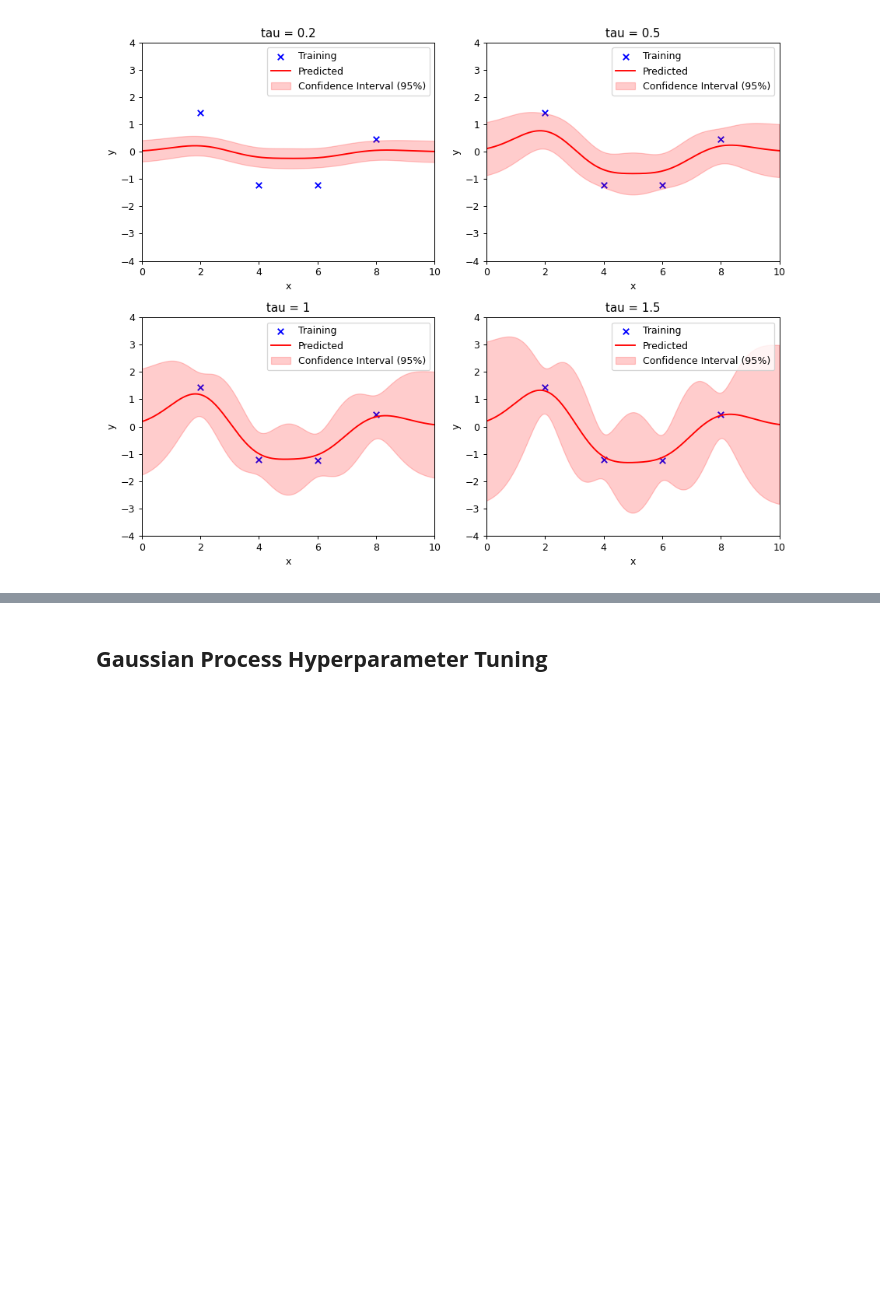
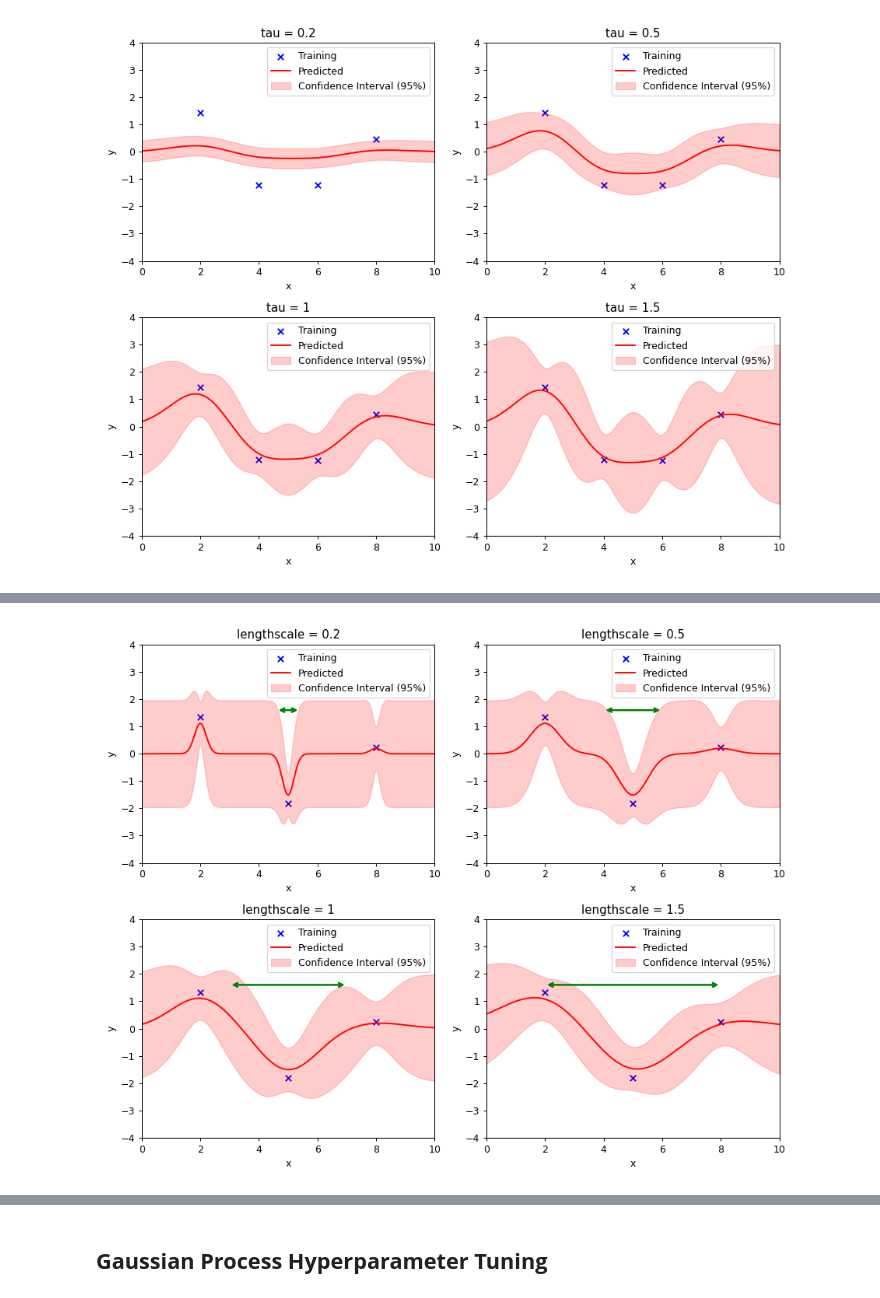
Before and after one commit to hansoncjc/GP-BO-Clustering-Tutorials, a Jupyter notebook: Gaussian Process.ipynb, the cells around one changed output, grey strips where cells are left out. Saved outputs shown, nothing was run; the diff lists cells and outputs as text; code cells hidden in the pictures; blank space fills up the shorter version.

Commit message:
Visualization of hyperparameter l and sigma^2 finished

```diff
--- a/Gaussian Process.ipynb
+++ b/Gaussian Process.ipynb
@@ -661,0 +669,29 @@ plt.show()
+# %%
+# Function to plot the influence range
+def plot_influence_range(ax, X_train, l):
+    influence_range = 2 * l  # Define influence range as 2*lengthscale
+    mid_index = (X_train.shape[0] - 1) // 2
+    ax.annotate("", xy=(X_train[mid_index] + influence_range, 1.6), xytext=(X_train[mid_index] - influence_range, 1.6),
+                    arrowprops=dict(arrowstyle="<->", color="green", lw=2))
+
+# Generate Sparse Training Data
+n = 3
+X_train = np.linspace(2,8,n)
+Y_train = np.sin(X_train) +  np.cos(X_train/2) + 0.1* np.random.randn(n)
+
+# Testing Data
+m = 1000
+X_test = np.linspace(0,10,m)
+
+# Plot with different tau
+l = [0.2, 0.5, 1, 1.5]
+fig, axes = plt.subplots(2, 2, figsize=(10, 8), dpi = 90)  # Creating a 2x2 subplot grid
+for i, ax in enumerate(axes.flatten()):
+    ax = gpr_plot(X_train, Y_train, X_test, l = l[i], title= f'lengthscale = {l[i]}',
+                  ax = ax, Y_lim= [-4,4])  # Call function
+    plot_influence_range(ax, X_train, l[i])
+
+plt.tight_layout()
+plt.show()
+# %% [output]
+[figure, added]
```
Also changed, not shown: parts of 6 cells of this notebook.
